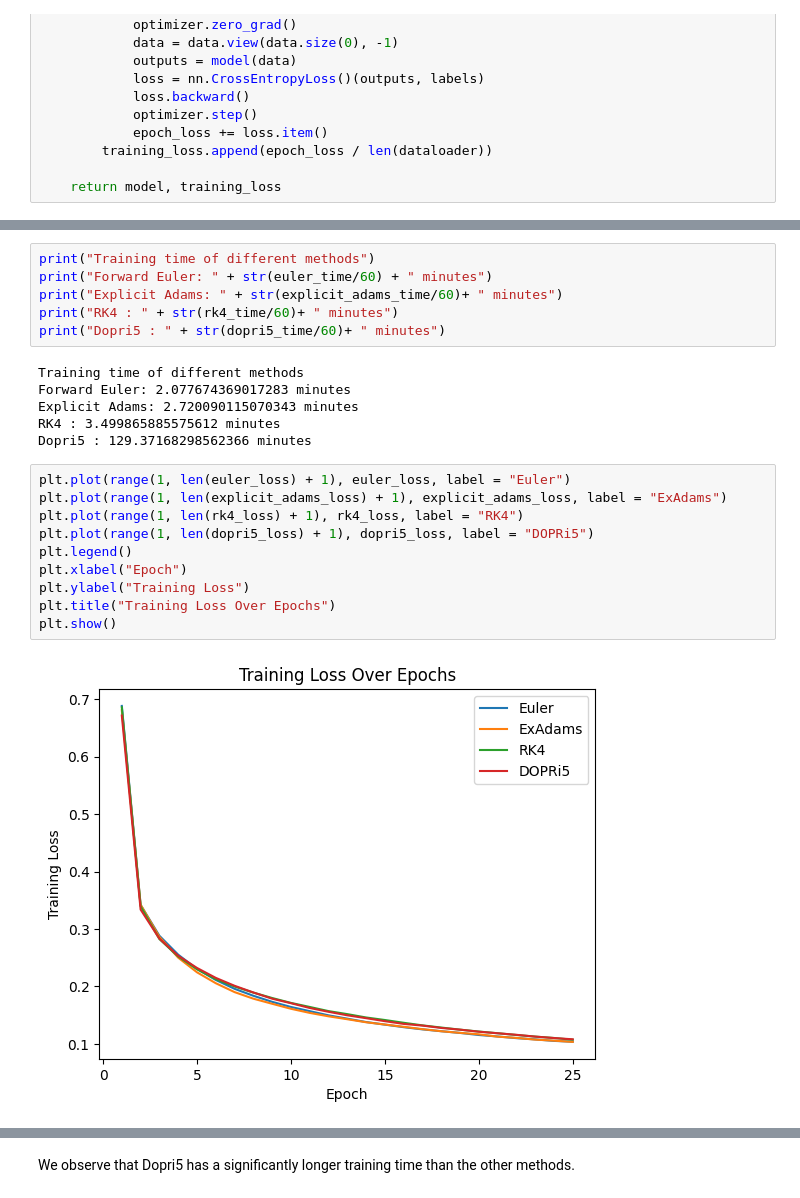
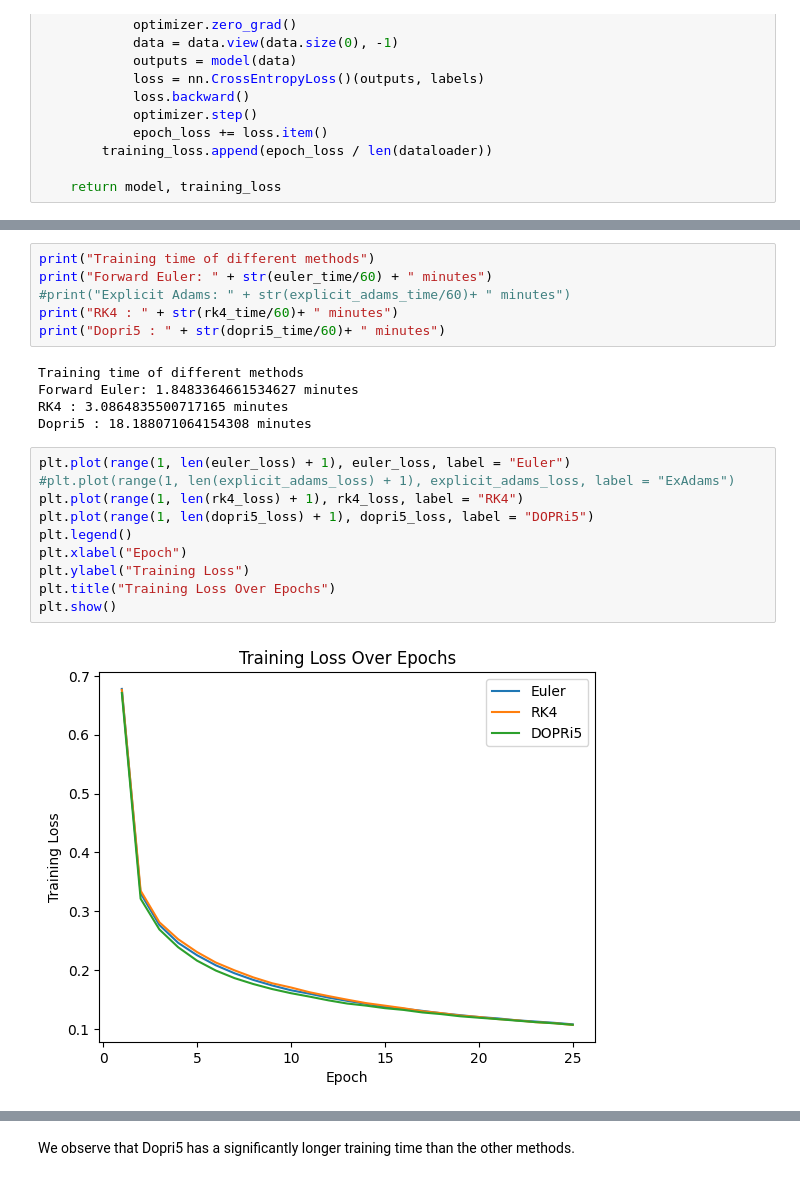
Before and after one commit to sannejamila/MA8404, a Jupyter notebook: project.ipynb, the cells around one changed output, grey strips where cells are left out. Saved outputs shown, nothing was run; the diff lists cells and outputs as text.

```diff
--- a/project.ipynb
+++ b/project.ipynb
@@ -241,27 +242,26 @@ dopri5_time = end_time - start_time
 # %%
 print("Training time of different methods")
 print("Forward Euler: " + str(euler_time/60) + " minutes")
-print("Explicit Adams: " + str(explicit_adams_time/60)+ " minutes")
+#print("Explicit Adams: " + str(explicit_adams_time/60)+ " minutes")
 print("RK4 : " + str(rk4_time/60)+ " minutes")
 print("Dopri5 : " + str(dopri5_time/60)+ " minutes")
 # %% [output]
 Training time of different methods
-Forward Euler: 2.077674369017283 minutes
-Explicit Adams: 2.720090115070343 minutes
-RK4 : 3.499865885575612 minutes
-Dopri5 : 129.37168298562366 minutes
+Forward Euler: 1.8483364661534627 minutes
+RK4 : 3.0864835500717165 minutes
+Dopri5 : 18.188071064154308 minutes
 # %%
 plt.plot(range(1, len(euler_loss) + 1), euler_loss, label = "Euler")
-plt.plot(range(1, len(explicit_adams_loss) + 1), explicit_adams_loss, label = "ExAdams")
+#plt.plot(range(1, len(explicit_adams_loss) + 1), explicit_adams_loss, label = "ExAdams")
 plt.plot(range(1, len(rk4_loss) + 1), rk4_loss, label = "RK4")
 plt.plot(range(1, len(dopri5_loss) + 1), dopri5_loss, label = "DOPRi5")
 plt.legend()
 plt.xlabel("Epoch")
 plt.ylabel("Training Loss")
 plt.title("Training Loss Over Epochs")
 plt.show()
 # %% [output]
-[figure, old version]
+[figure, new version]
 # %%
 def CalculateTrainingAccuracy(model, dataloader):
     model.eval()  # Set the model to evaluation mode
```
Also changed, not shown: parts of 4 cells of this notebook, 1 other file.
